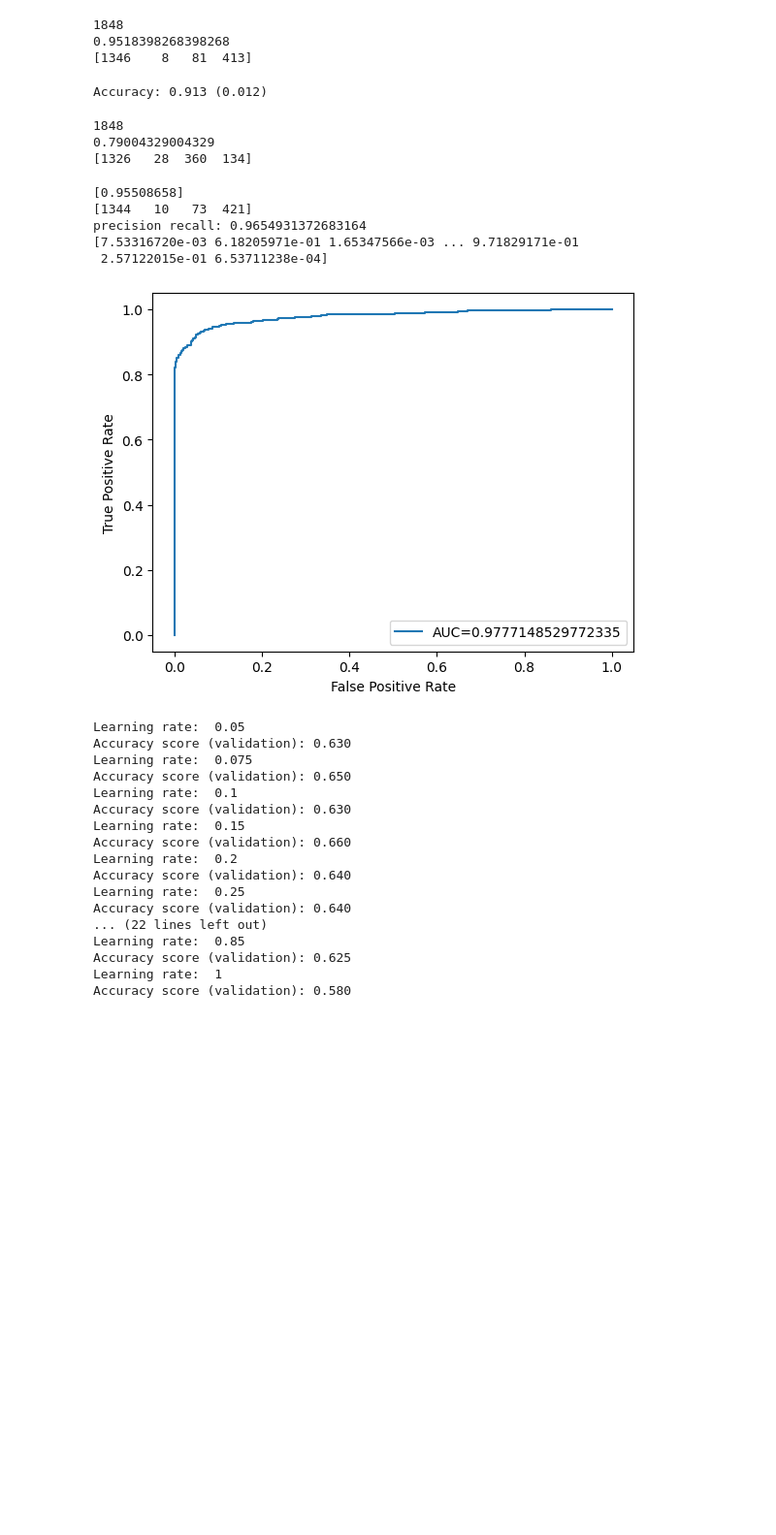
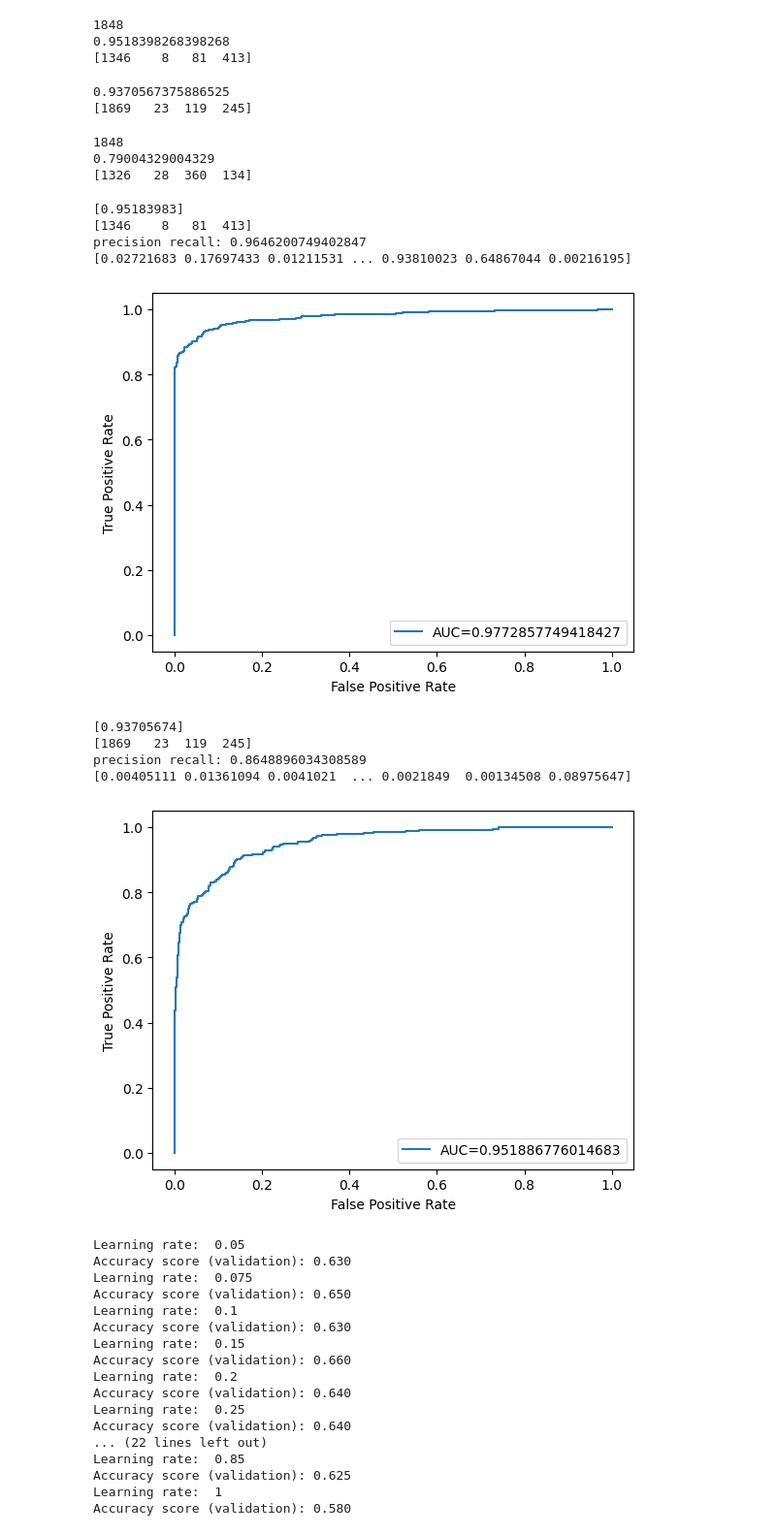
Before and after one commit to 25benjaminli/zoonotic-prediction, a Jupyter notebook: nardus.ipynb, the cells around one changed output. Shown at 97% size. Cells and saved outputs as stored; diff of their text form; code cells hidden in the pictures; blank space fills up the shorter version.

```diff
--- a/nardus.ipynb
+++ b/nardus.ipynb
@@ -447,7 +434,7 @@ Fitting 5 folds for each of 900 candidates, totalling 4500 fits
 [CV 4/5; 317/900] END learning_rate=0.15, max_depth=9, min_samples_split=10, n_estimators=100, subsample=0.85;, score=0.941 total time=   1.7s
 [CV 4/
 # %%
-gradBoost = pickle.load(open('models/nardus_gridsearch.pkl', 'rb'))
+gradBoost = pickle.load(open('models/nardus_gridsearch.pkl', 'rb')).best_estimator_
 print(len(X_test_temp))
 cols_when_model_builds = gradBoost.feature_names_in_
 X_test_temp=X_test_temp[cols_when_model_builds]
@@ -458,15 +445,17 @@ print(confusion_matrix(y_test_temp, gradBoost.predict(X_test_temp)).ravel())
 1848
 0.9518398268398268
 [1346    8   81  413]
-# %%
-gradBoost = gradBoost.best_estimator_
-cols_when_model_builds = gradBoost.feature_names_in_
-X_test=X_test[cols_when_model_builds]
-cv = RepeatedStratifiedKFold(n_splits=10, n_repeats=3, random_state=1)
-n_scores = cross_val_score(gradBoost, X_test, y_test, scoring='accuracy', cv=cv, n_jobs=-1, error_score='raise')
-print('Accuracy: %.3f (%.3f)' % (mean(n_scores), std(n_scores)))
-# %% [output]
-Accuracy: 0.913 (0.012)
+# %%
+gradBoost = pickle.load(open('models/nardus_gridsearch.pkl', 'rb')).best_estimator_
+
+cols_when_model_builds = gradBoost.feature_names_in_
+X_test=X_test[cols_when_model_builds]
+
+print(accuracy_score(y_test, gradBoost.predict(X_test)))
+print(confusion_matrix(y_test, gradBoost.predict(X_test)).ravel())
+# %% [output]
+0.9370567375886525
+[1869   23  119  245]
 # %%
 gradBoost = pickle.load(open('models/curr_models/gradBoost.pkl', 'rb'))
 print(len(X_test_temp))
@@ -480,7 +469,7 @@ print(confusion_matrix(y_test_temp, gradBoost.predict(X_test_temp)).ravel())
 0.79004329004329
 [1326   28  360  134]
 # %%
-gradBoost = pickle.load(open('models/nardus_testing/gradBoost.pkl', 'rb'))
+gradBoost = pickle.load(open('models/nardus_gridsearch.pkl', 'rb')).best_estimator_
 cols_when_model_builds = gradBoost.feature_names_in_
 X_test_temp=X_test_temp[cols_when_model_builds]
 
@@ -506,12 +495,43 @@ plt.xlabel('False Positive Rate')
 plt.legend(loc=4)
 plt.show()
 # %% [output]
-[0.95508658]
-[1344   10   73  421]
-precision recall: 0.9654931372683164
-[7.53316720e-03 6.18205971e-01 1.65347566e-03 ... 9.71829171e-01
- 2.57122015e-01 6.53711238e-04]
+[0.95183983]
+[1346    8   81  413]
+precision recall: 0.9646200749402847
+[0.02721683 0.17697433 0.01211531 ... 0.93810023 0.64867044 0.00216195]
 [figure]
+# %%
+gradBoost = pickle.load(open('models/nardus_gridsearch.pkl', 'rb')).best_estimator_
+cols_when_model_builds = gradBoost.feature_names_in_
+X_test=X_test[cols_when_model_builds]
+
+print(accuracy_score(y_test, gradBoost.predict(X_test)).ravel())
+
+print(confusion_matrix(y_test, gradBoost.predict(X_test)).ravel())
+
+# ALWAYS reset X columns to the right order
+y_thing = y_test.to_numpy()
+precision, recall, thresholds = precision_recall_curve(y_thing, gradBoost.predict_proba(X_test)[::,1])
+aaa = auc(recall, precision)
+
+print("precision recall: " + str(aaa))
+
+y_pred_proba = gradBoost.predict_proba(X_test)[::,1]
+fpr, tpr, _ = roc_curve(y_test, y_pred_proba)
+auc_thing = roc_auc_score(y_test, y_pred_proba)
+
+print(y_pred_proba)
+plt.plot(fpr,tpr,label="AUC="+str(auc_thing))
+plt.ylabel('True Positive Rate')
+plt.xlabel('False Positive Rate')
+plt.legend(loc=4)
+plt.show()
+# %% [output]
+[0.93705674]
+[1869   23  119  245]
+precision recall: 0.8648896034308589
+[0.00405111 0.01361094 0.0041021  ... 0.0021849  0.00134508 0.08975647]
+[figure, added]
 # %%
 lr_list = [0.05, 0.075, 0.1, 0.15, 0.2, 0.25, 0.3, 0.35, 0.4, 0.45, 0.5, 0.55, 0.6, 0.65,0.7, 0.75, 0.8, 0.85, 1]
 
```
Also changed, not shown: parts of 1 cell of this notebook, 2 other files.
